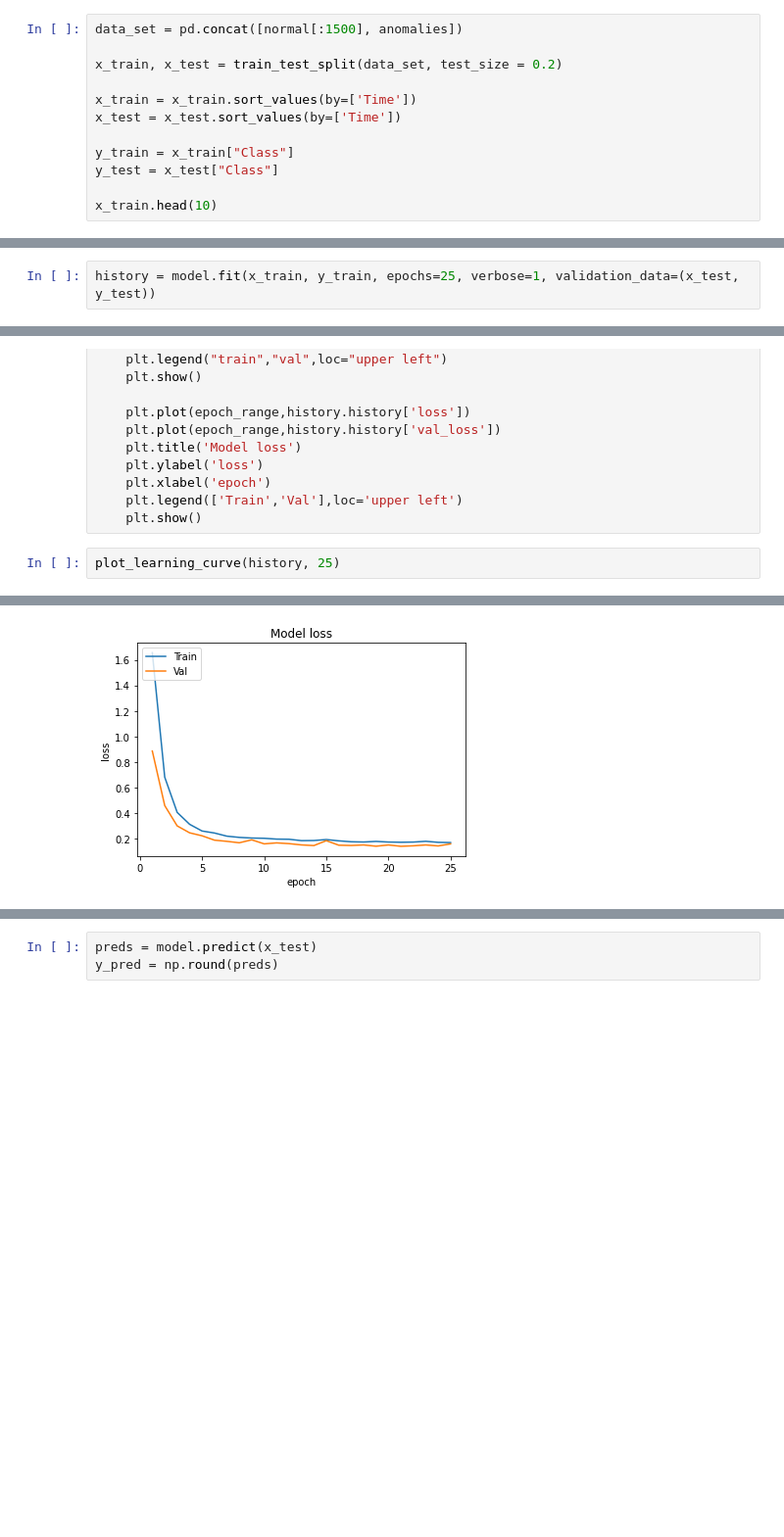
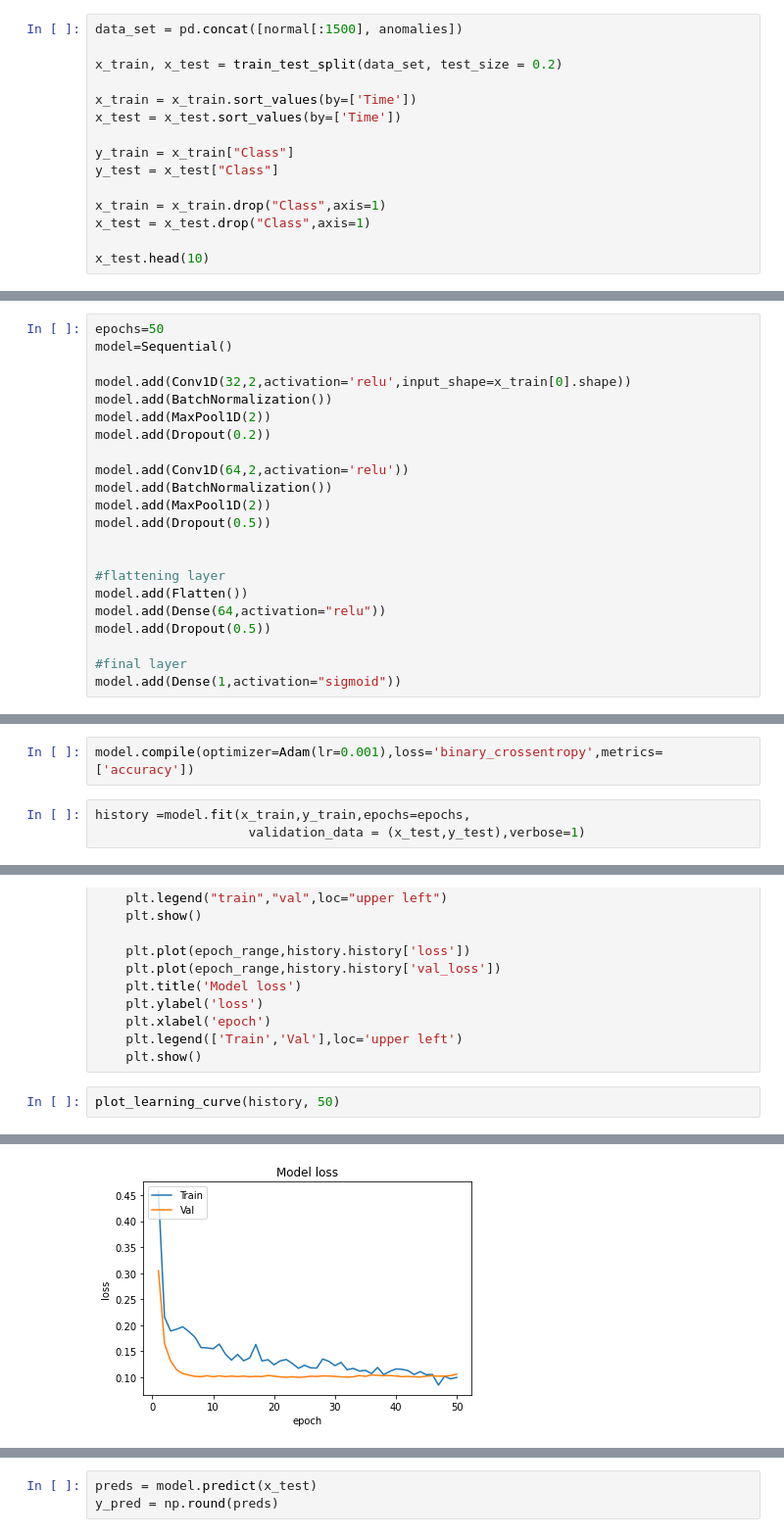
Before and after one commit to ldselvera/Fraud_Detection_Deep_Learning, a Jupyter notebook: Fraud_Detection.ipynb, the cells around one changed output, grey strips where cells are left out. Shown at 98% size. Cells and saved outputs as stored; diff of their text form; blank space fills up the shorter version.

```diff
--- a/Fraud_Detection.ipynb
+++ b/Fraud_Detection.ipynb
@@ -188,6 +188,9 @@ x_test = x_test.sort_values(by=['Time'])
 y_train = x_train["Class"]
 y_test = x_test["Class"]
 
-x_train.head(10)
+x_train = x_train.drop("Class",axis=1)
+x_test = x_test.drop("Class",axis=1)
+
+x_test.head(10)
 # %% [output]
 |  | Time | V1 | V2 | V3 | V4 | V5 | V6 | V7 | V8 | V9 | V10 | ... |
@@ -323,2 +238,24 @@ _________________________________________________________________
 # %% [markdown]
 ## Training
+# %%
+epochs=50
+model=Sequential()
+
+model.add(Conv1D(32,2,activation='relu',input_shape=x_train[0].shape))
+model.add(BatchNormalization())
+model.add(MaxPool1D(2))
+model.add(Dropout(0.2))
+
+model.add(Conv1D(64,2,activation='relu'))
+model.add(BatchNormalization())
+model.add(MaxPool1D(2))
+model.add(Dropout(0.5))
+
+
+#flattening layer
+model.add(Flatten())
+model.add(Dense(64,activation="relu"))
+model.add(Dropout(0.5))
+
+#final layer
+model.add(Dense(1,activation="sigmoid"))
@@ -325,3 +282,6 @@ _________________________________________________________________
+# %%
+model.compile(optimizer=Adam(lr=0.001),loss='binary_crossentropy',metrics=['accuracy'])
 # %%
-history = model.fit(x_train, y_train, epochs=25, verbose=1, validation_data=(x_test, y_test))
+history =model.fit(x_train,y_train,epochs=epochs,
+                    validation_data = (x_test,y_test),verbose=1)
 # %% [output]
@@ -364,7 +324,7 @@ def plot_learning_curve(history,epochs):
     plt.legend(['Train','Val'],loc='upper left')
     plt.show()
 # %%
-plot_learning_curve(history, 25)
+plot_learning_curve(history, 50)
 # %% [output]
 A proxy artist may be used instead.
 See: http://matplotlib.org/users/legend_guide.html#creating-artists-specifically-for-adding-to-the-legend-aka-proxy-artists
@@ -379,4 +339,4 @@ See: http://matplotlib.org/users/legend_guide.html#creating-artists-specifically
-[figure, old version]
+[figure, new version]
 # %%
 final_acc = model.evaluate(x_train,y_train, verbose=0)
 print('Test loss:', final_acc[0])
```
Also changed, not shown: parts of 18 cells of this notebook.
